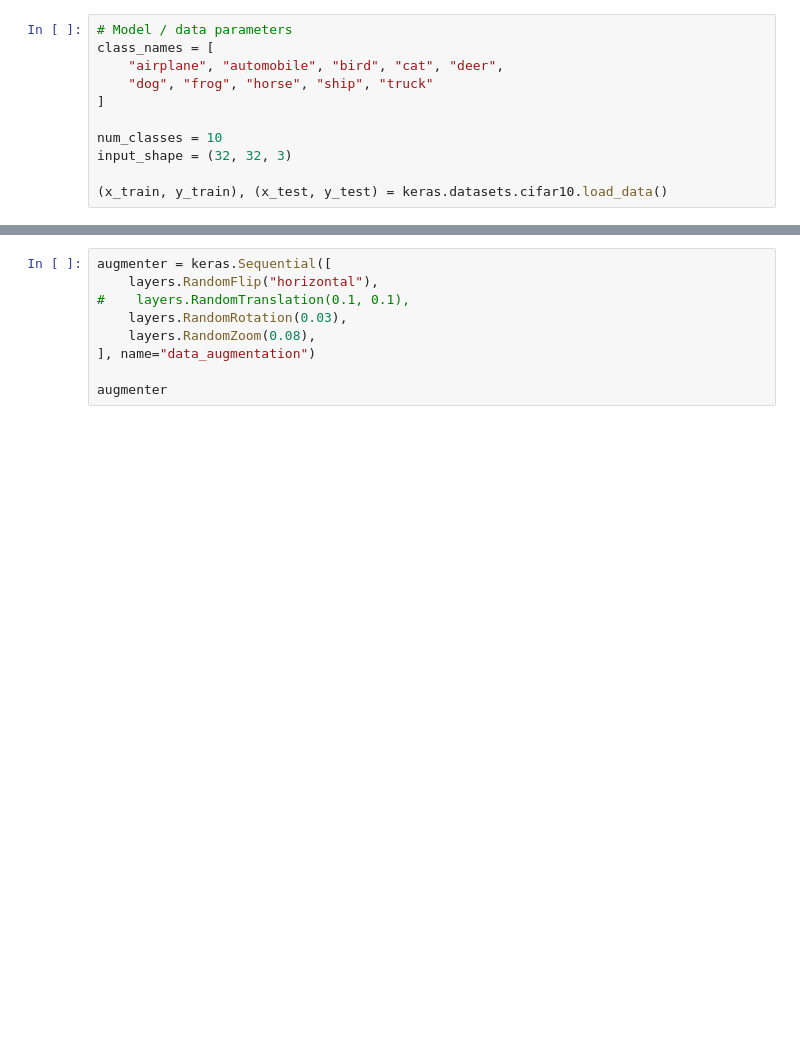
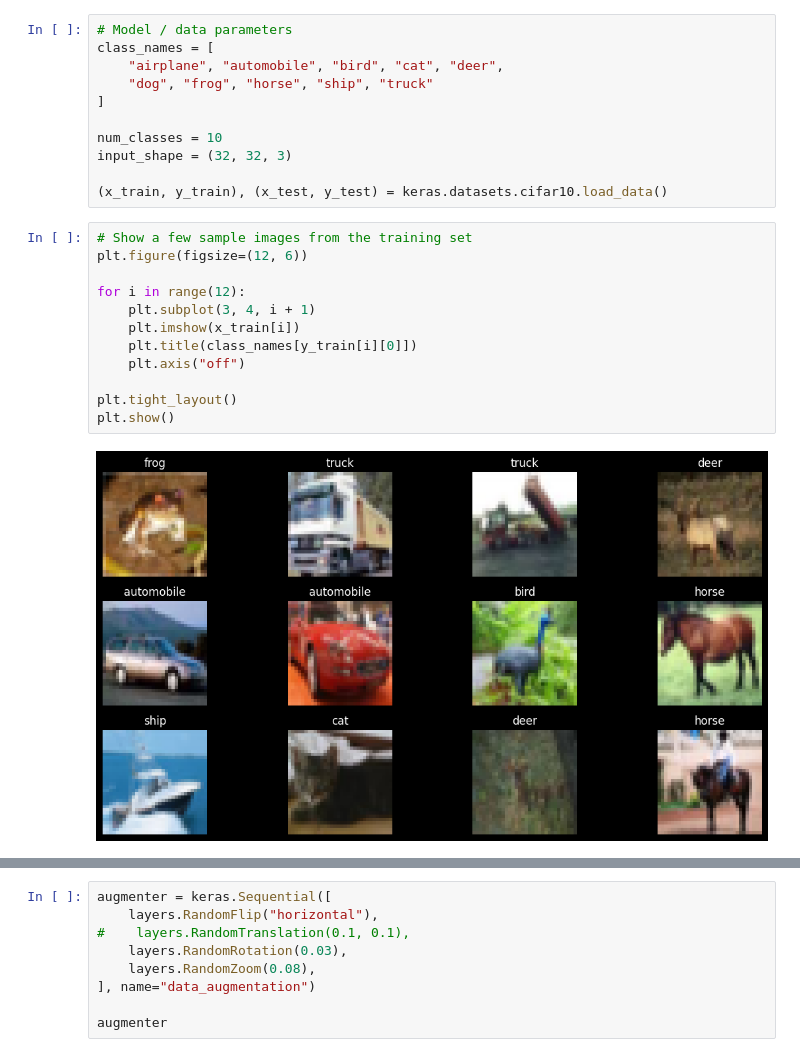
Before and after one commit to TheColourYellow/2026-Spring-Neural-Network-Project, a Jupyter notebook: assignment-1/cifar-10-cnn.ipynb, the cells around one changed output, grey strips where cells are left out. Saved outputs shown, nothing was run; the diff lists cells and outputs as text; blank space fills up the shorter version.

```diff
--- a/assignment-1/cifar-10-cnn.ipynb
+++ b/assignment-1/cifar-10-cnn.ipynb
@@ -32,3 +52,17 @@ num_classes = 10
 input_shape = (32, 32, 3)
 
 (x_train, y_train), (x_test, y_test) = keras.datasets.cifar10.load_data()
+# %%
+# Show a few sample images from the training set
+plt.figure(figsize=(12, 6))
+
+for i in range(12):
+    plt.subplot(3, 4, i + 1)
+    plt.imshow(x_train[i])
+    plt.title(class_names[y_train[i][0]])
+    plt.axis("off")
+
+plt.tight_layout()
+plt.show()
+# %% [output]
+[figure, added]
```
Also changed, not shown: parts of 18 cells of this notebook.
